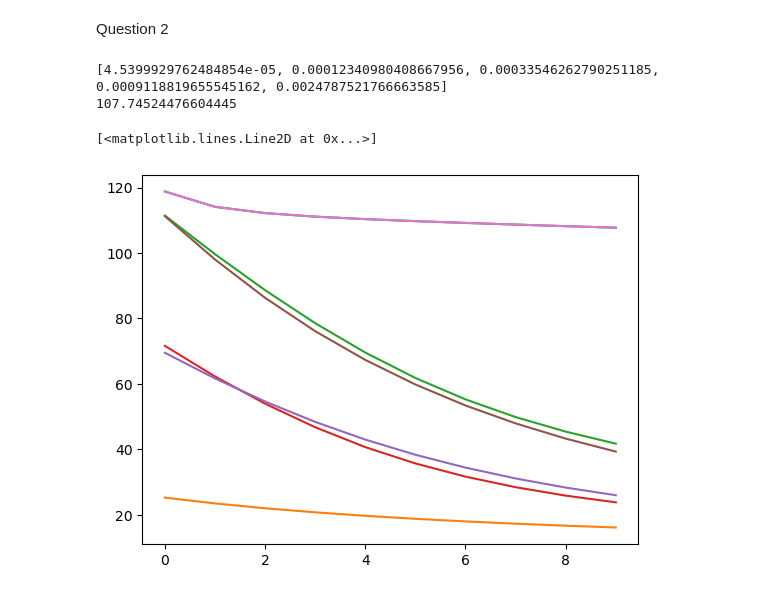
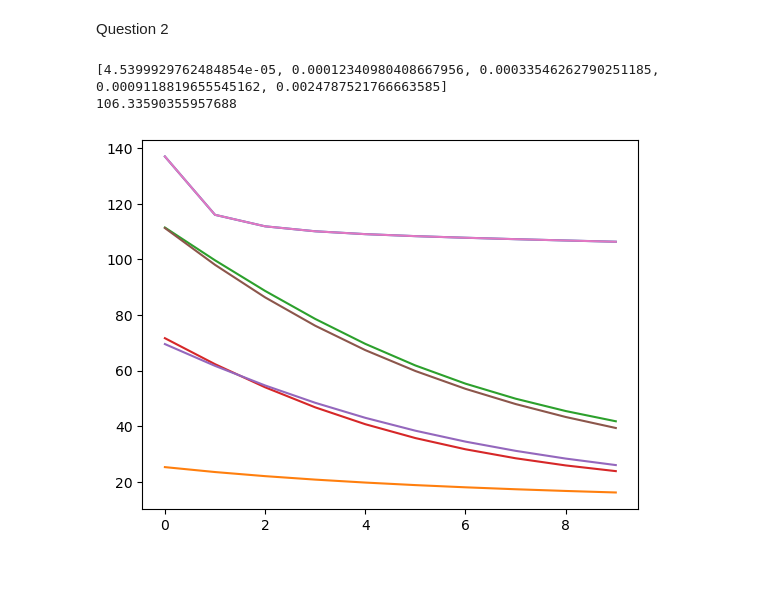
Before and after one commit to hayden000/Data-Analysis, a Jupyter notebook: data.ipynb, the cells around one changed output. Drawn from its saved outputs; the diff is of its cells as text; code cells hidden in the pictures.

```diff
--- a/data.ipynb
+++ b/data.ipynb
@@ -134,35 +134,36 @@ print(etas)
 x_testing = D_test_normalised[0]
 y_testing = D_test_normalised[1]
 x_trainning = D_train_normalised[0]
 y_traning = D_train_normalised[1]
 for i in range(0, d):
     par, vals = train(np.random.normal(0, 1, len(Z[0]) - 1), etas[i], N, (x_trainning, y_traning))
     epochs.append((par, vals))
 D_train_normalised = ((D_train[0] - np.average(D_train[0])) / np.std(D_train[0]), D_train[1])
 D_test_normalised = ((D_test[0] - np.average(D_test[0])) / np.std(D_test[0]), D_test[1])
 lambda1 = np.transpose(np.full(len(Z[0]), 0.01))
 d = 5
 N = 100
 D = generateData(d, N)
 etas = []
 epochs = []
 for m in range(d):
     etas.append(np.exp(m - 10))
 x_testing = D_test_normalised[0]
 y_testing = D_test_normalised[1]
 x_trainning = D_train_normalised[0]
 y_traning = D_train_normalised[1]
-for i in range(1,d):
-    par, vals = train(np.random.normal(0, 1, len(x_trainning[0])), etas[i], itterations, (x_trainning, y_traning))
+for i in range(1, d):
+    par, vals = train((np.random.normal(0, 1, len(x_trainning[0]))) * 0.01, etas[i], itterations,
+                      (x_trainning, y_traning))
     epochs.append((par, vals))
 plt.plot(vals)
 for par, values in epoch:
     plt.plot(values)
 # print(par)
 print(np.min(vals))
 plt.plot(vals)
+plt.show()
 # %% [output]
 [4.5399929762484854e-05, 0.00012340980408667956, 0.00033546262790251185, 0.0009118819655545162, 0.0024787521766663585]
-107.74524476604445
+106.33590355957688
-[<matplotlib.lines.Line2D at 0x...>]
-[figure, old version]
+[figure, new version]
```
Also changed, not shown: parts of 2 cells of this notebook, 1 other file.
